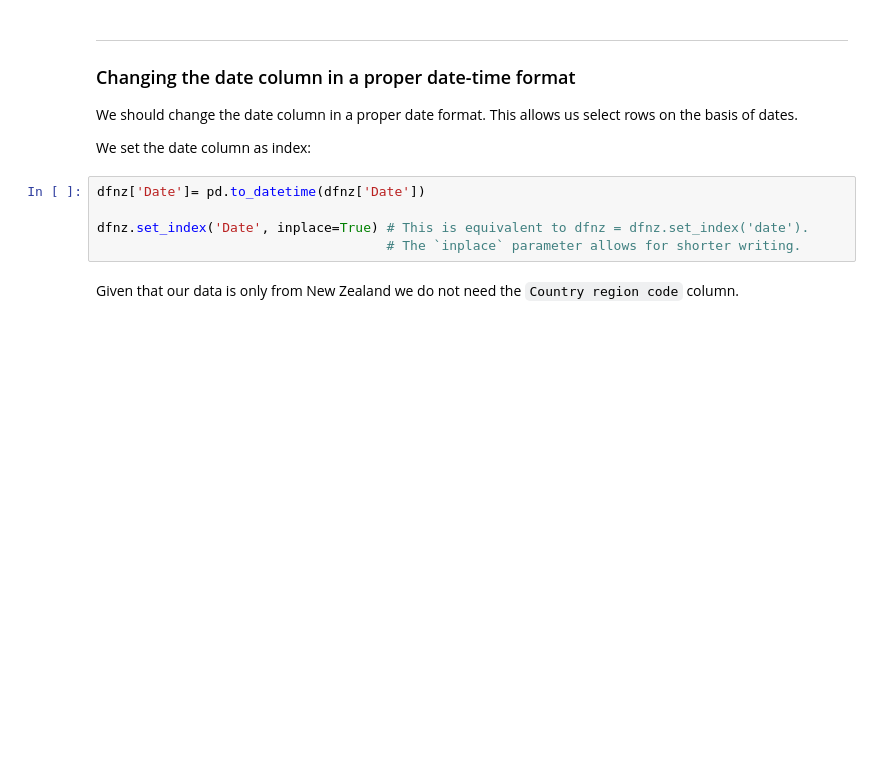
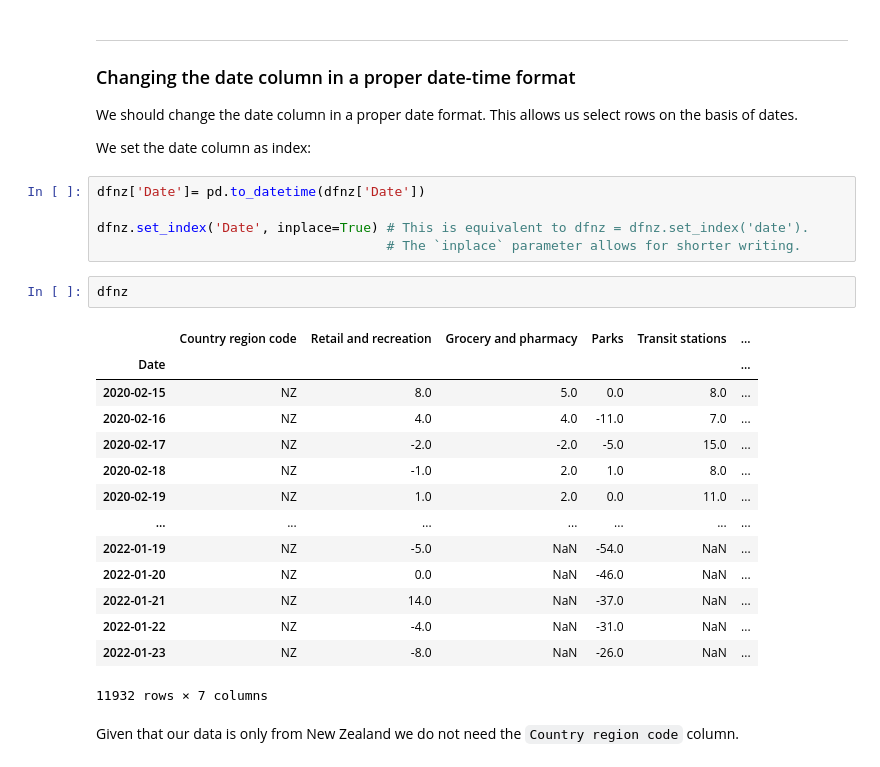
Before and after one commit to blucap/EEA_Python_Primer, a Jupyter notebook: session5.ipynb, the cells around one changed output. Cells and saved outputs as stored; diff of their text form; blank space fills up the shorter version.

```diff
--- a/session5.ipynb
+++ b/session5.ipynb
@@ -209,6 +429,23 @@ dfnz['Date']= pd.to_datetime(dfnz['Date'])
 
 dfnz.set_index('Date', inplace=True) # This is equivalent to dfnz = dfnz.set_index('date').
                                      # The `inplace` parameter allows for shorter writing.
+# %%
+dfnz
+# %% [output]
+|  | Country region code | Retail and recreation | Grocery and pharmacy | Parks | Transit stations | ... |
+| Date |  |  |  |  |  | ... |
+| 2020-02-15 | NZ | 8.0 | 5.0 | 0.0 | 8.0 | ... |
+| 2020-02-16 | NZ | 4.0 | 4.0 | -11.0 | 7.0 | ... |
+| 2020-02-17 | NZ | -2.0 | -2.0 | -5.0 | 15.0 | ... |
+| 2020-02-18 | NZ | -1.0 | 2.0 | 1.0 | 8.0 | ... |
+| 2020-02-19 | NZ | 1.0 | 2.0 | 0.0 | 11.0 | ... |
+| ... | ... | ... | ... | ... | ... | ... |
+| 2022-01-19 | NZ | -5.0 | NaN | -54.0 | NaN | ... |
+| 2022-01-20 | NZ | 0.0 | NaN | -46.0 | NaN | ... |
+| 2022-01-21 | NZ | 14.0 | NaN | -37.0 | NaN | ... |
+| 2022-01-22 | NZ | -4.0 | NaN | -31.0 | NaN | ... |
+| 2022-01-23 | NZ | -8.0 | NaN | -26.0 | NaN | ... |
+11932 rows × 7 columns
 # %% [markdown]
 Given that our data is only from New Zealand we do not need the `Country region code` column.
 # %%
```
Also changed, not shown: parts of 58 cells of this notebook, 1 other file.
